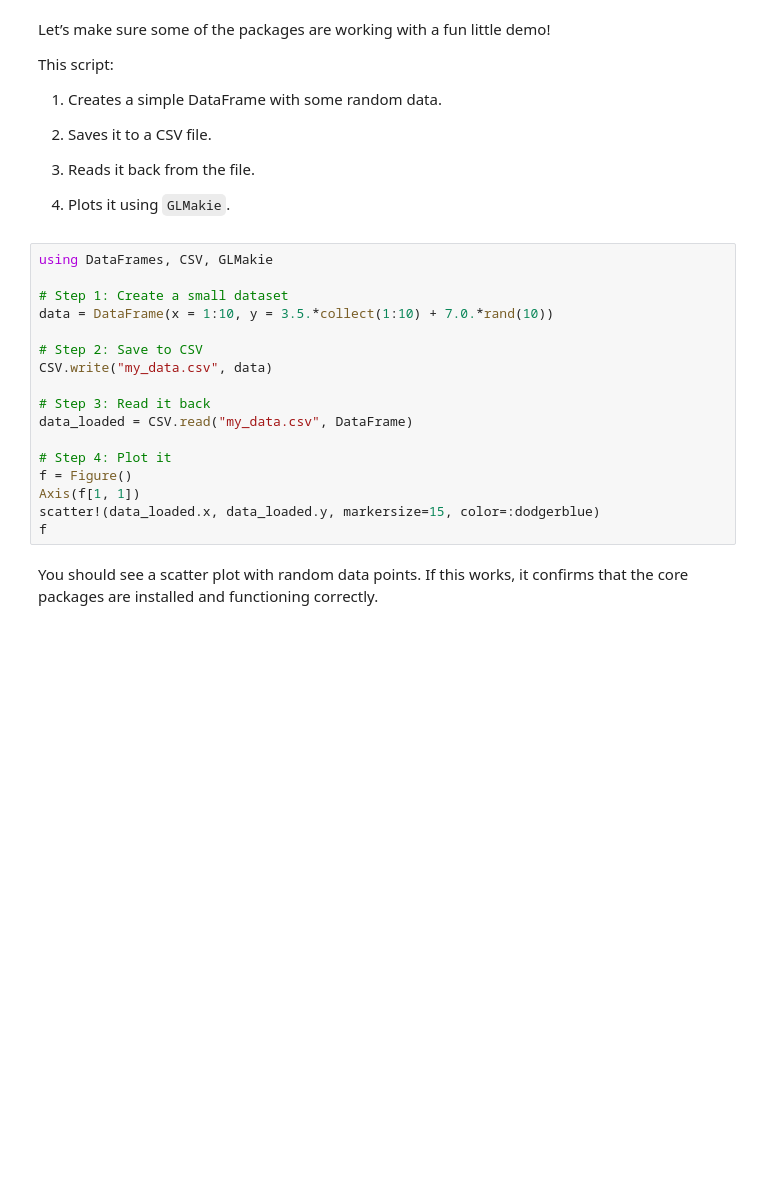
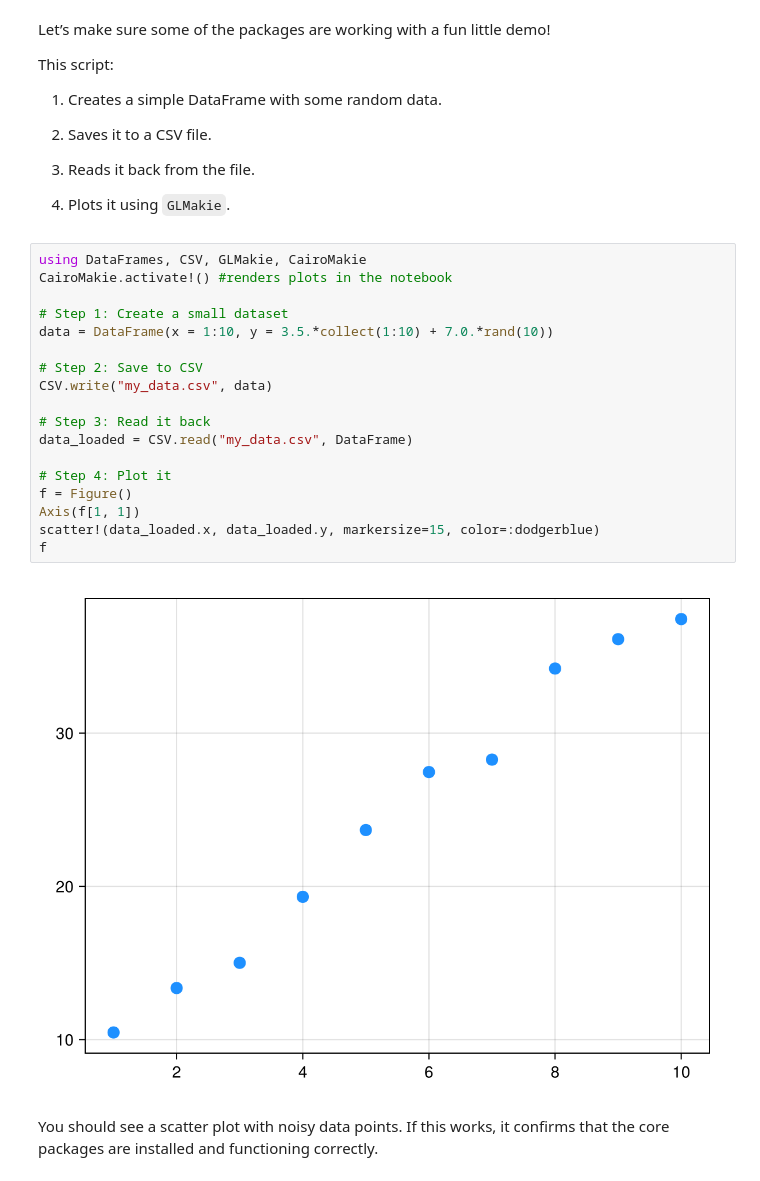
Before and after one commit to BattMoTeam/BattMo-workshop-2025-10-20, a Jupyter notebook: Installation_check.ipynb, the cells around one changed output. Cells and saved outputs as stored; diff of their text form; blank space fills up the shorter version.

Commit message:
updated notebook to show plot inline

```diff
--- a/Installation_check.ipynb
+++ b/Installation_check.ipynb
@@ -94,22 +84,25 @@ This script:
 
 4. Plots it using `GLMakie`.
 # %%
-using DataFrames, CSV, GLMakie
+using DataFrames, CSV, GLMakie, CairoMakie
+CairoMakie.activate!() #renders plots in the notebook
 
 # Step 1: Create a small dataset
 data = DataFrame(x = 1:10, y = 3.5.*collect(1:10) + 7.0.*rand(10))
 
 # Step 2: Save to CSV
 CSV.write("my_data.csv", data)
 
 # Step 3: Read it back
 data_loaded = CSV.read("my_data.csv", DataFrame)
 
 # Step 4: Plot it
 f = Figure()
 Axis(f[1, 1])
 scatter!(data_loaded.x, data_loaded.y, markersize=15, color=:dodgerblue)
 f
+# %% [output]
+[figure, added]
 # %% [markdown]
-You should see a scatter plot with random data points. If this works, it confirms that the core packages are installed and functioning correctly.
+You should see a scatter plot with noisy data points. If this works, it confirms that the core packages are installed and functioning correctly.
 # %% [markdown]
```
Also changed, not shown: parts of 3 cells of this notebook, 2 other files.
